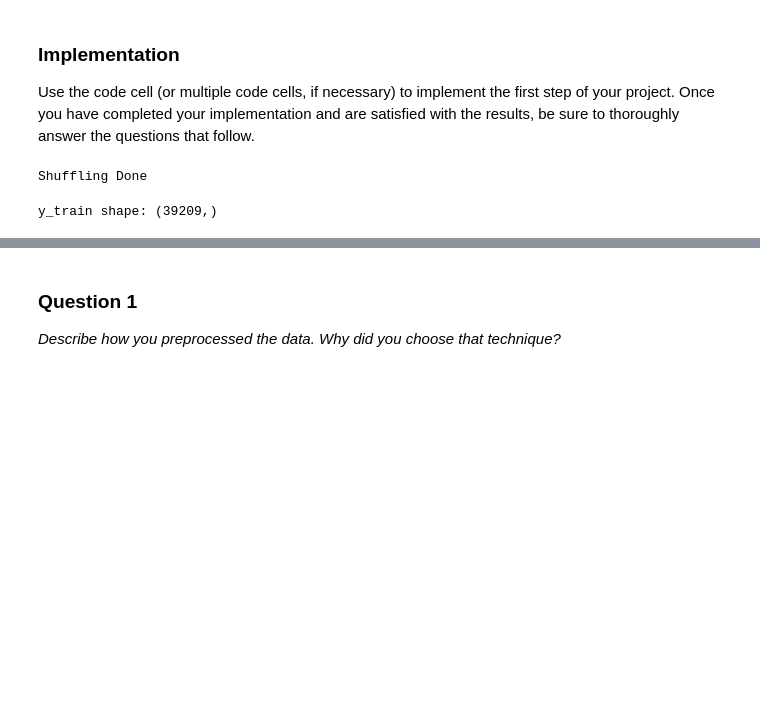
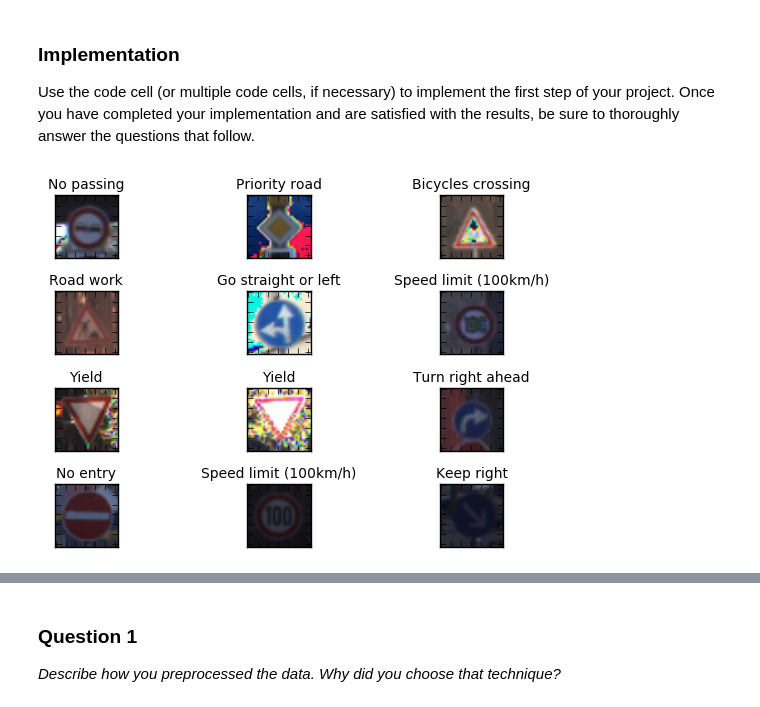
Before and after one commit to KiqueGar/CarND-Traffic-Sign-Classifier-Project, a Jupyter notebook: Traffic_Sign_Classifier.ipynb, the cells around one changed output, grey strips where cells are left out. Saved outputs shown, nothing was run; the diff lists cells and outputs as text; code cells hidden in the pictures; blank space fills up the shorter version.

```diff
--- a/Traffic_Sign_Classifier.ipynb
+++ b/Traffic_Sign_Classifier.ipynb
@@ -130,35 +149,29 @@ Use the code cell (or multiple code cells, if necessary) to implement the first
 # %%
 ### Preprocess the data here.
 ### Feel free to use as many code cells as needed.
 from sklearn.utils import shuffle
-from sklearn.model_selection import train_test_split
 import tensorflow as tf
 
 
 
 def preprocess(img):
     #Normalize around 0
     img = (img - [128])/128
 
     return img
 
 
 #Xtrain=np.array(X_train)
 #height=Xtrain[0]
 #print (len(height))
 #print ((height-[128])/128)
 
 
 X_train = np.array([preprocess(im) for im in X_train ])
 X_test = np.array([preprocess(data) for data in X_test])
 
 
-X_test, X_validation, y_test, y_validation = train_test_split(X_test, y_test, test_size=0.2)
-x_train, y_train = shuffle(X_train, train['labels'])
-print ("Shuffling Done")
+
+show_samples(12, X_train, y_train, randomize = True)
 # %% [output]
-Shuffling Done
+[figure, added]
-# %%
-print("y_train shape: {}".format(y_train.shape))
-# %% [output]
-y_train shape: (39209,)
```
Also changed, not shown: parts of 16 cells of this notebook.
